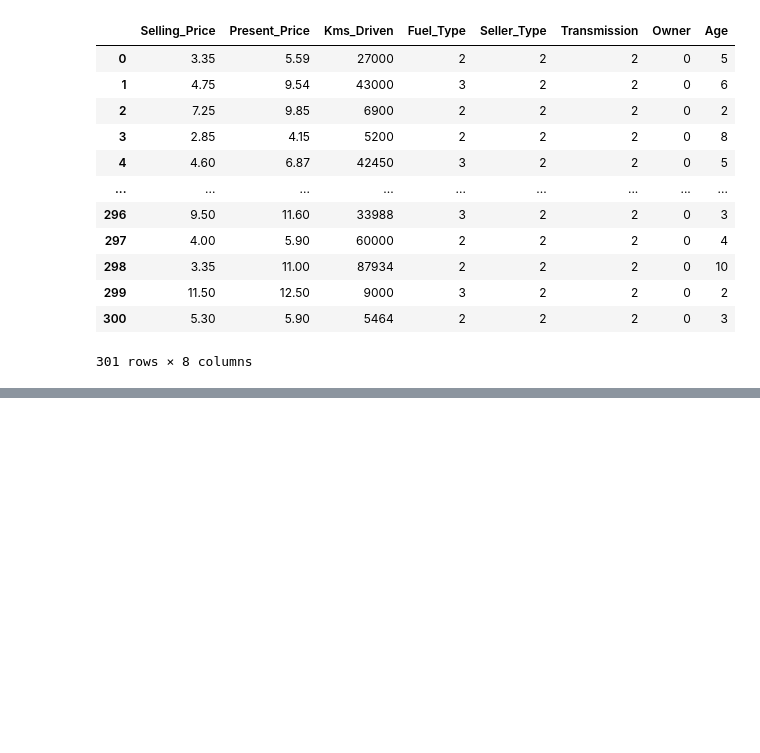
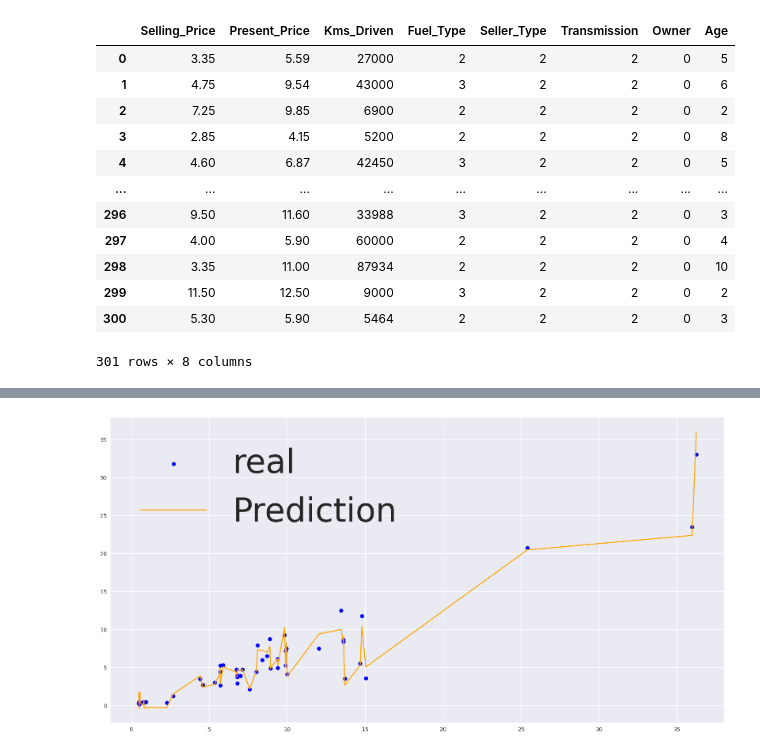
Before and after one commit to mgh997/car-price-prediction-project, a Jupyter notebook: car_price_regression.ipynb, the cells around one changed output, grey strips where cells are left out. Cells and saved outputs as stored; diff of their text form; code cells hidden in the pictures; blank space fills up the shorter version.

```diff
--- a/car_price_regression.ipynb
+++ b/car_price_regression.ipynb
@@ -493,0 +756,8 @@ X
+# %%
+plt.figure(figsize = (20, 10))
+plt.scatter(a, b, color = 'blue', label = "real")
+plt.plot(c, d, color = 'orange', label = "Prediction")
+plt.legend(fontsize = 60)
+plt.show()
+# %% [output]
+[figure, added]
```
Also changed, not shown: parts of 53 cells of this notebook.
